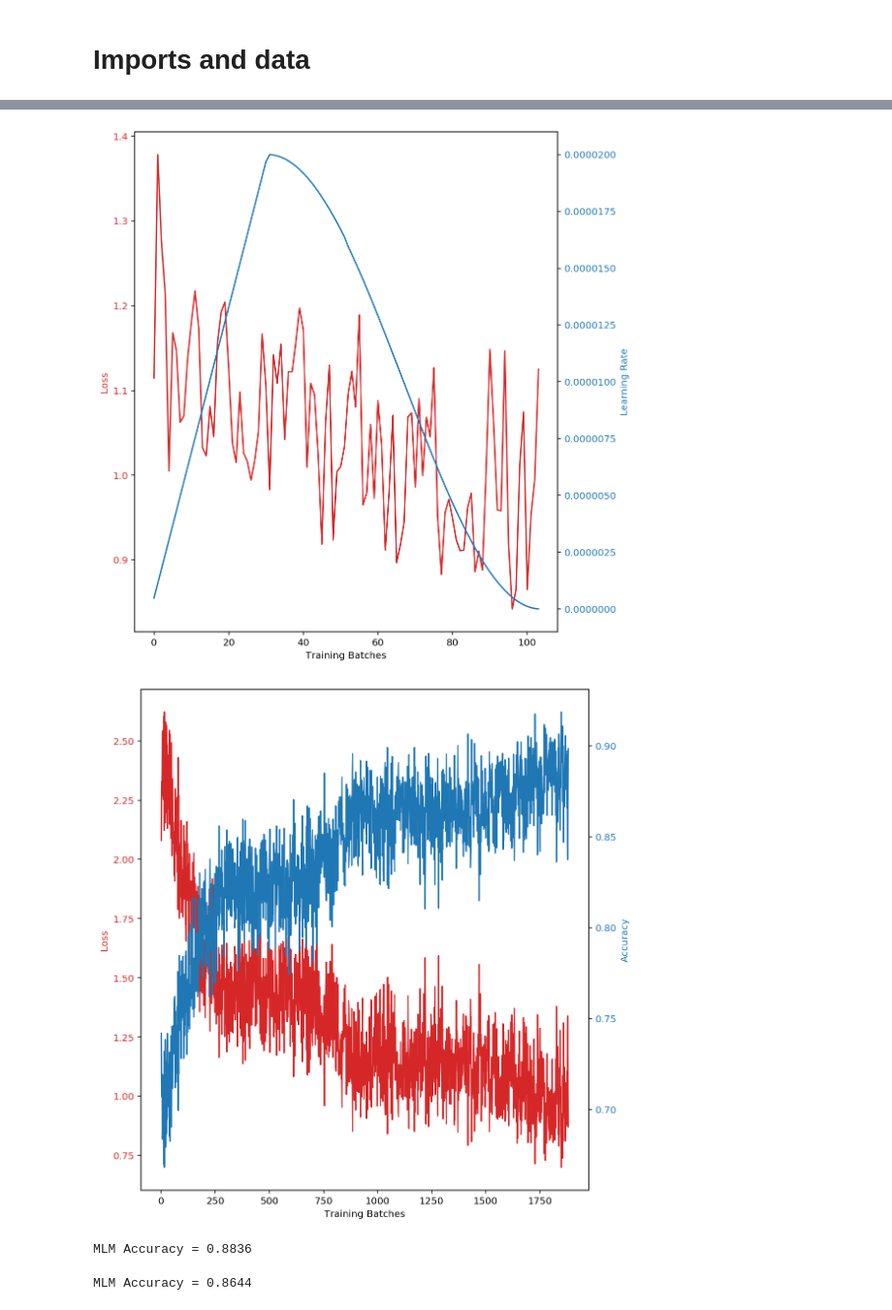
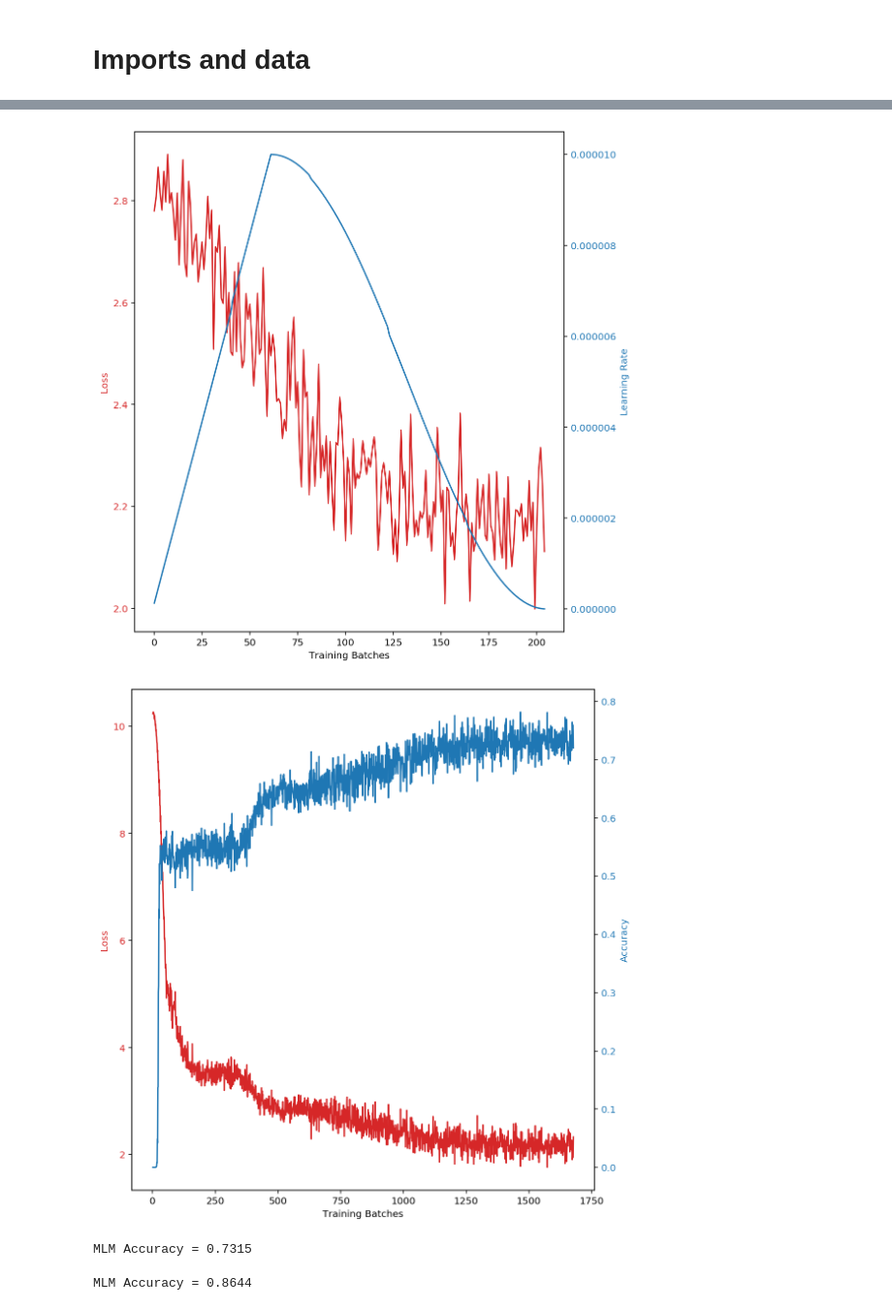
Before and after one commit to faizanahemad/facebook-hateful-memes, a Jupyter notebook: notebooks/SSL-Text-Image.ipynb, the cells around one changed output, grey strips where cells are left out. Shown at 97% size. Drawn from its saved outputs; the diff is of its cells as text; code cells hidden in the pictures.

```diff
--- a/notebooks/SSL-Text-Image.ipynb
+++ b/notebooks/SSL-Text-Image.ipynb
@@ -174,6 +195,6 @@ Example Mixup
 # %%
 model_params = dict(
-    model_name={"lxmert": dict(dropout=0.0, gaussian_noise=0.0)},
+    model_name={"lxmert": dict(dropout=0.1, gaussian_noise=0.01)},
     num_classes=2,
     gaussian_noise=0.0,
     dropout=0.0,
@@ -197,6 +218,22 @@ model_params = dict(
 model_class = VilBertVisualBertModel
 model = model_class(**model_params)
 model.to(get_device())
+
+lr_strategy_model = {
+    "lxmert": {
+        "model": {
+            "bert": {
+                "encoder": {
+                    "finetune": True,
+                },
+                "pooler": {
+                    "finetune": True,
+                }
+            },
+            "finetune": False,
+        }
+    }
+}
 # %% [output]
 LXRT encoder with 9 l_layers, 5 x_layers, and 5 r_layers.
 Load LXMERT pre-trained model from /home/ahemf/.pytorch_pretrained_bert/acfabf2c6d3708e226675d880fed09a14878ef2aee577eeefa8e27a6a22d5b3e.5392626539fa4619737ae314ee55e15de3097750e782865c604a83312ea7725 ...
@@ -333,12 +333,12 @@ torch.save(mlm_model.state_dict(), "lxmert-mlm-init.pth")
 epochs = 5
 batch_size = 48
 optimizer_class = torch.optim.AdamW
-optimizer_params = dict(lr=1e-4, betas=(0.9, 0.98), eps=1e-08, weight_decay=1e-4)
+optimizer_params = dict(lr=1e-5, betas=(0.9, 0.98), eps=1e-08, weight_decay=1e-4)
 
 lr_strategy = {
     "model": {
         "finetune": True,
-        "lr": optimizer_params["lr"]/5
+        "lr": optimizer_params["lr"]
     },
     "mlm": {
         "finetune": True
@@ -349,7 +349,7 @@ _ = group_wise_finetune(mlm_model, lr_strategy)
 params_conf, _ = group_wise_lr(mlm_model, lr_strategy)
 optimizer = optimizer_class(params_conf, **optimizer_params)
 train_losses, learning_rates = train(mlm_model, optimizer, scheduler_init_fn, batch_size, epochs, dataset,
-                                     model_call_back=None, accumulation_steps=4, plot=True,
+                                     model_call_back=None, accumulation_steps=5, plot=True,
                                      sampling_policy=None, class_weights=None)
 
 
@@ -367,6 +373,6 @@ Epoch =  2 Loss = 0.995201 LR = 0.00000000
-[figure, old version]
+[figure, new version]
-[figure, old version]
+[figure, new version]
-MLM Accuracy = 0.8836
+MLM Accuracy = 0.7315
 # %%
 acc = mlm_model.test_accuracy(batch_size, dataset)
 # %% [output]
```
Also changed, not shown: parts of 25 cells of this notebook, 1 other file.
